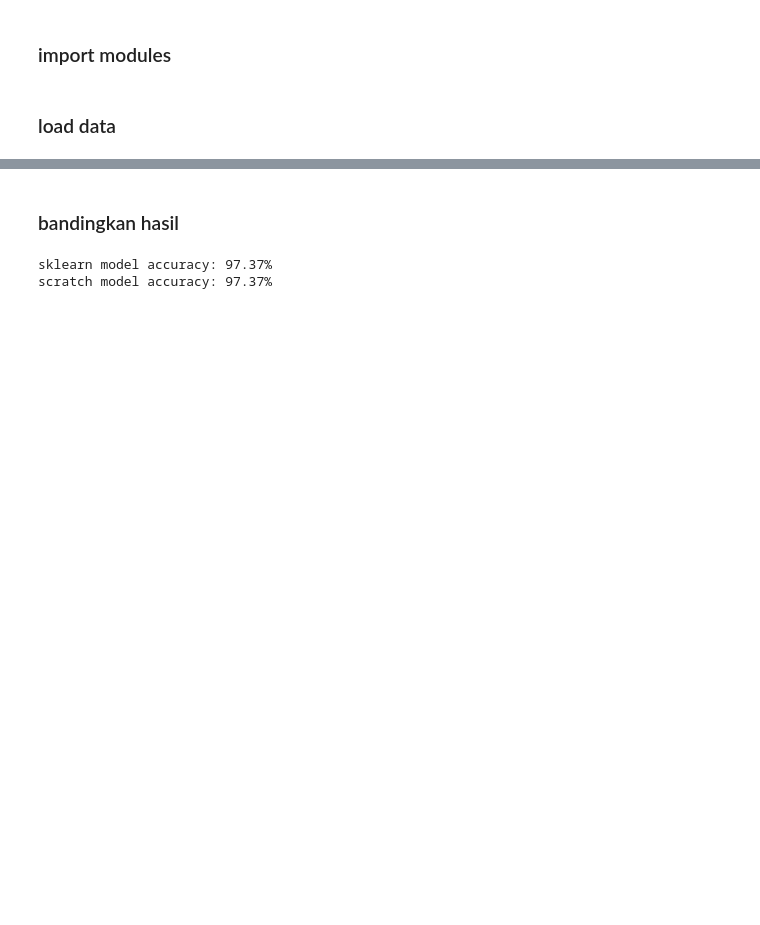
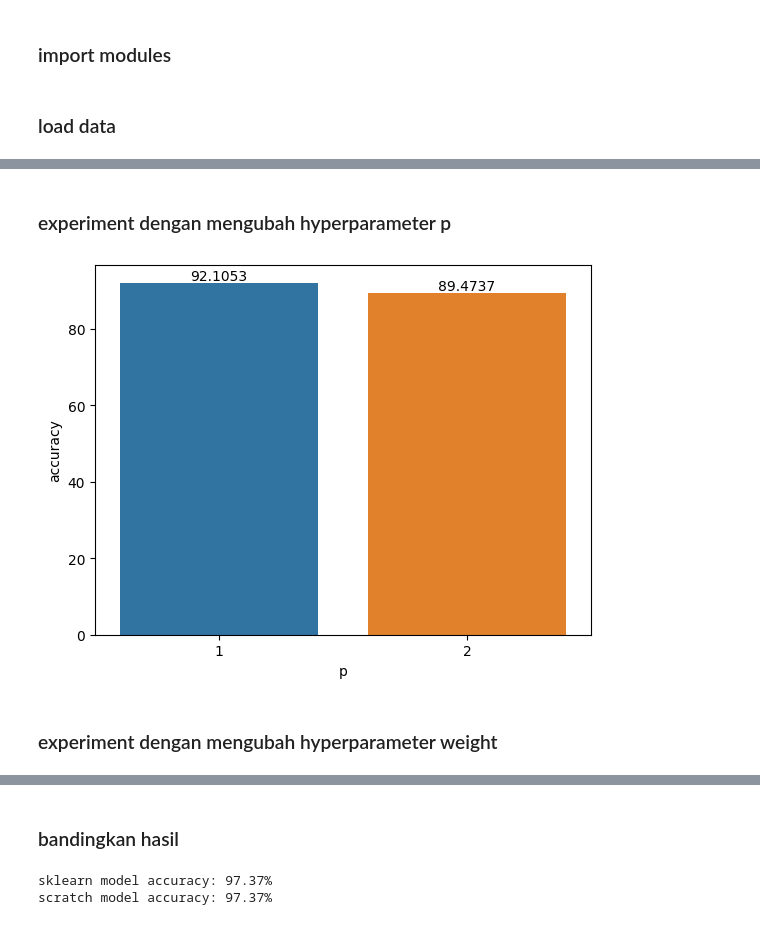
Before and after one commit to zain3ie/ml_from_scratch, a Jupyter notebook: notebook/test.ipynb, the cells around one changed output, grey strips where cells are left out. Cells and saved outputs as stored; diff of their text form; code cells hidden in the pictures; blank space fills up the shorter version.

```diff
--- a/notebook/test.ipynb
+++ b/notebook/test.ipynb
@@ -19,0 +56,24 @@ X_train, X_test, y_train, y_test = train_test_split(X, y, random_state=13)
+# %% [markdown]
+### experiment dengan mengubah hyperparameter p
+# %%
+ps = [1, 2]
+p_accurations = []
+
+for p in ps:
+    clf = ScratchKNClassifier(p=p)
+    clf.fit(X_train, y_train)
+    y_pred = clf.predict(X_test)
+
+    num_correct_pred = (y_pred == y_test).sum()
+    accuracy = (num_correct_pred / y_test.shape[0]) * 100
+
+    p_accurations.append(accuracy)
+# %%
+ax = sns.barplot(x=ps, y=p_accurations)
+ax.set(xlabel='p', ylabel='accuracy')
+ax.bar_label(ax.containers[0])
+plt.show()
+# %% [output]
+[figure, added]
+# %% [markdown]
+### experiment dengan mengubah hyperparameter weight
```
Also changed, not shown: parts of 13 cells of this notebook.
